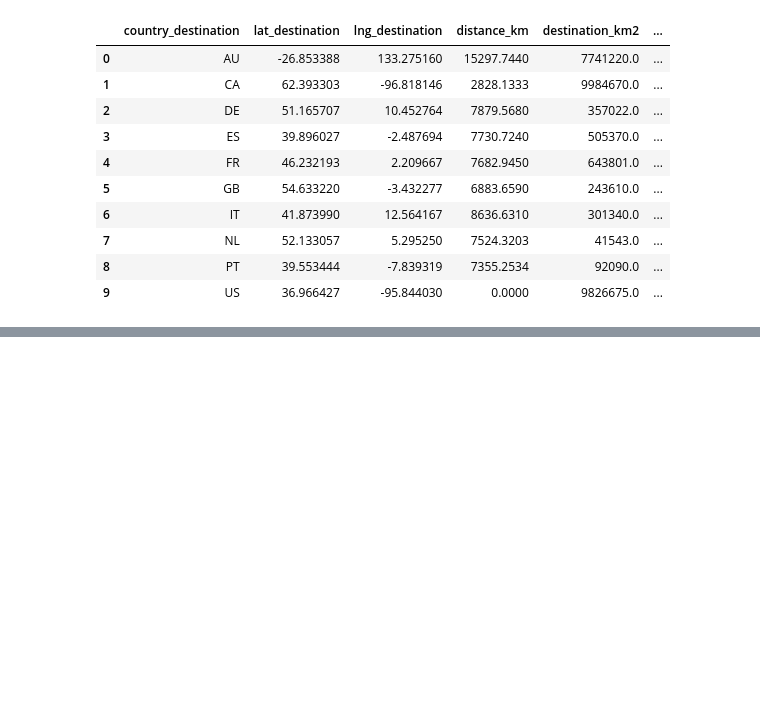
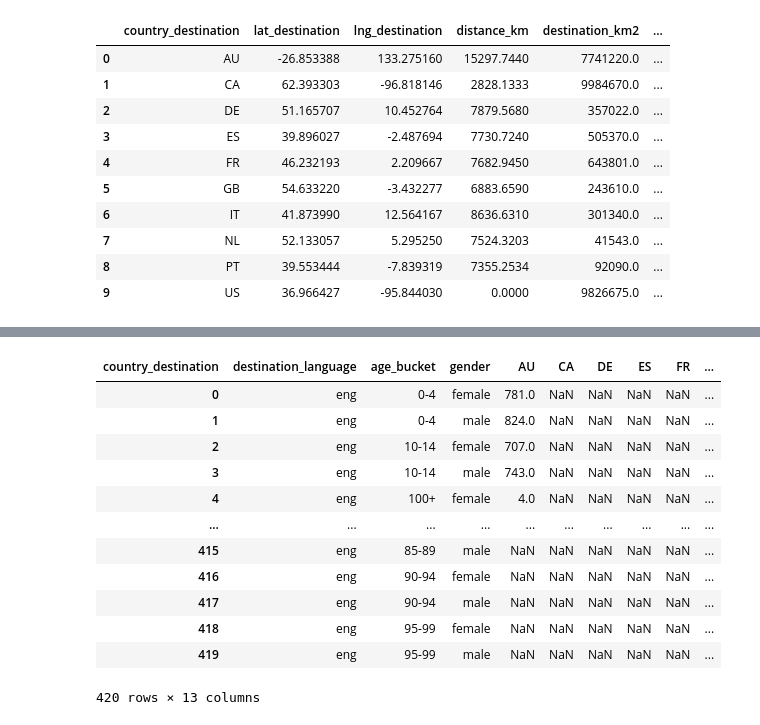
Before and after one commit to realJiaoKan/Airbnb-New-User-Bookings, a Jupyter notebook: 1.preprocess.ipynb, the cells around one changed output, grey strips where cells are left out. Drawn from its saved outputs; the diff is of its cells as text; code cells hidden in the pictures; blank space fills up the shorter version.

```diff
--- a/1.preprocess.ipynb
+++ b/1.preprocess.ipynb
@@ -93,0 +178,30 @@ df = df[columns]
+# %%
+# Reshape data by pivoting country_destination to columns
+reshaped = []
+for cl in age_gender_bkts["country_destination"].unique():
+    subset = age_gender_bkts[age_gender_bkts["country_destination"] == cl]
+    subset = subset.pivot_table(
+        index=["destination_language", "age_bucket", "gender"],
+        columns="country_destination",
+        values="population_in_thousands",
+        aggfunc="sum",
+    ).reset_index()
+    reshaped.append(subset)
+
+age_gender_bkts_reshape = pd.concat(reshaped, ignore_index=True)
+
+age_gender_bkts_reshape
+# %% [output]
+| country_destination | destination_language | age_bucket | gender | AU | CA | DE | ES | FR | ... |
+| 0 | eng | 0-4 | female | 781.0 | NaN | NaN | NaN | NaN | ... |
+| 1 | eng | 0-4 | male | 824.0 | NaN | NaN | NaN | NaN | ... |
+| 2 | eng | 10-14 | female | 707.0 | NaN | NaN | NaN | NaN | ... |
+| 3 | eng | 10-14 | male | 743.0 | NaN | NaN | NaN | NaN | ... |
+| 4 | eng | 100+ | female | 4.0 | NaN | NaN | NaN | NaN | ... |
+| ... | ... | ... | ... | ... | ... | ... | ... | ... | ... |
+| 415 | eng | 85-89 | male | NaN | NaN | NaN | NaN | NaN | ... |
+| 416 | eng | 90-94 | female | NaN | NaN | NaN | NaN | NaN | ... |
+| 417 | eng | 90-94 | male | NaN | NaN | NaN | NaN | NaN | ... |
+| 418 | eng | 95-99 | female | NaN | NaN | NaN | NaN | NaN | ... |
+| 419 | eng | 95-99 | male | NaN | NaN | NaN | NaN | NaN | ... |
+420 rows × 13 columns
```
Also changed, not shown: parts of 12 cells of this notebook, 2 other files.
